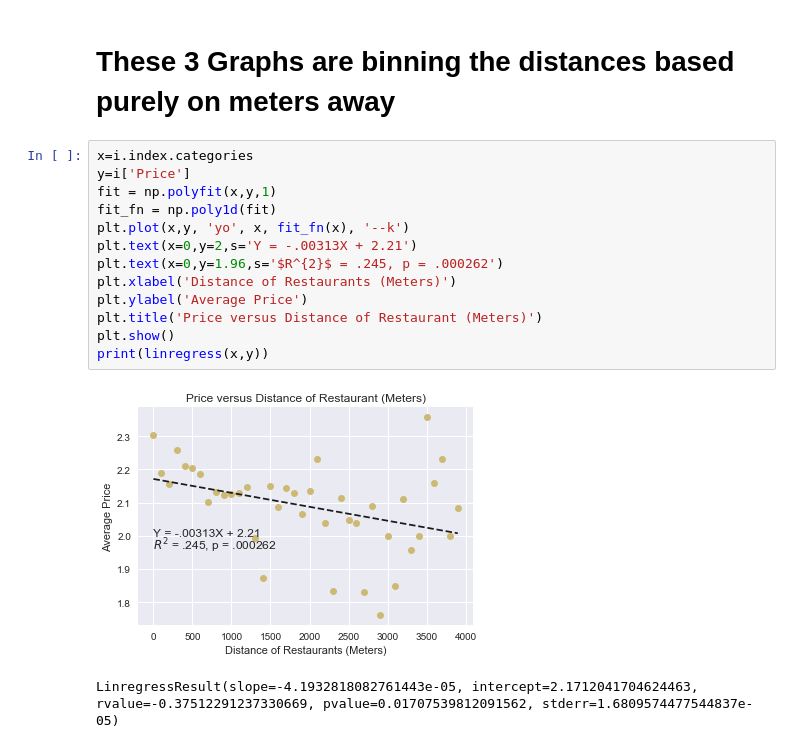
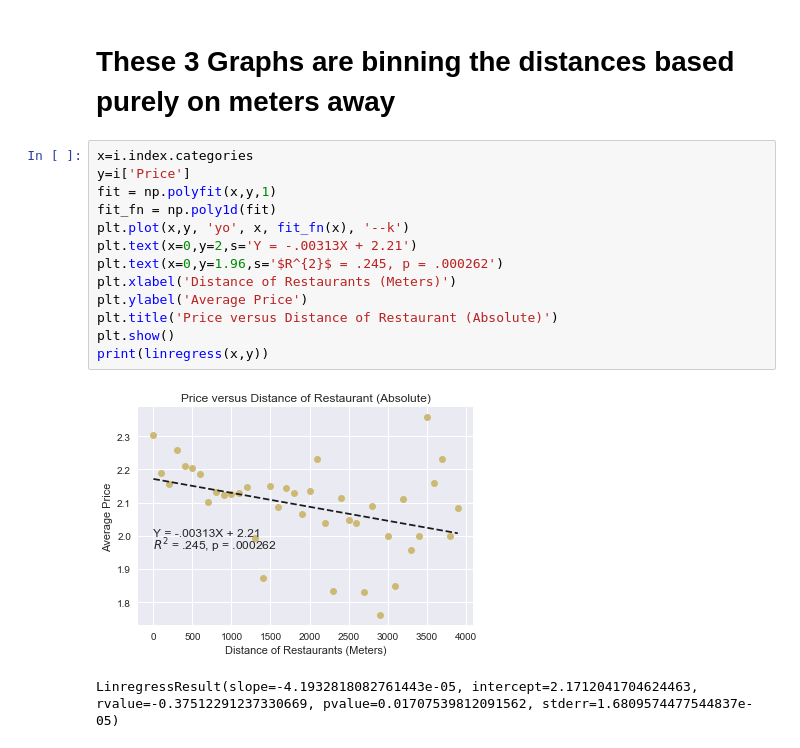
Before and after one commit to patrol7171/Project-One, a Jupyter notebook: Data Collection.ipynb, the cells around one changed output. Saved outputs shown, nothing was run; the diff lists cells and outputs as text.

Commit message:
better charts

```diff
--- a/Data Collection.ipynb
+++ b/Data Collection.ipynb
@@ -263,18 +263,18 @@ See the caveats in the documentation: http://pandas.pydata.org/pandas-docs/stabl
 # %%
 x=i.index.categories
 y=i['Price']
 fit = np.polyfit(x,y,1)
 fit_fn = np.poly1d(fit)
 plt.plot(x,y, 'yo', x, fit_fn(x), '--k')
 plt.text(x=0,y=2,s='Y = -.00313X + 2.21')
 plt.text(x=0,y=1.96,s='$R^{2}$ = .245, p = .000262')
 plt.xlabel('Distance of Restaurants (Meters)')
 plt.ylabel('Average Price')
-plt.title('Price versus Distance of Restaurant (Meters)')
+plt.title('Price versus Distance of Restaurant (Absolute)')
 plt.show()
 print(linregress(x,y))
 # %% [output]
-[figure, old version]
+[figure, new version]
 LinregressResult(slope=-4.1932818082761443e-05, intercept=2.1712041704624463, rvalue=-0.37512291237330669, pvalue=0.01707539812091562, stderr=1.6809574477544837e-05)
 # %%
 x=i.index.categories
```
Also changed, not shown: parts of 5 cells of this notebook, 7 other files.
